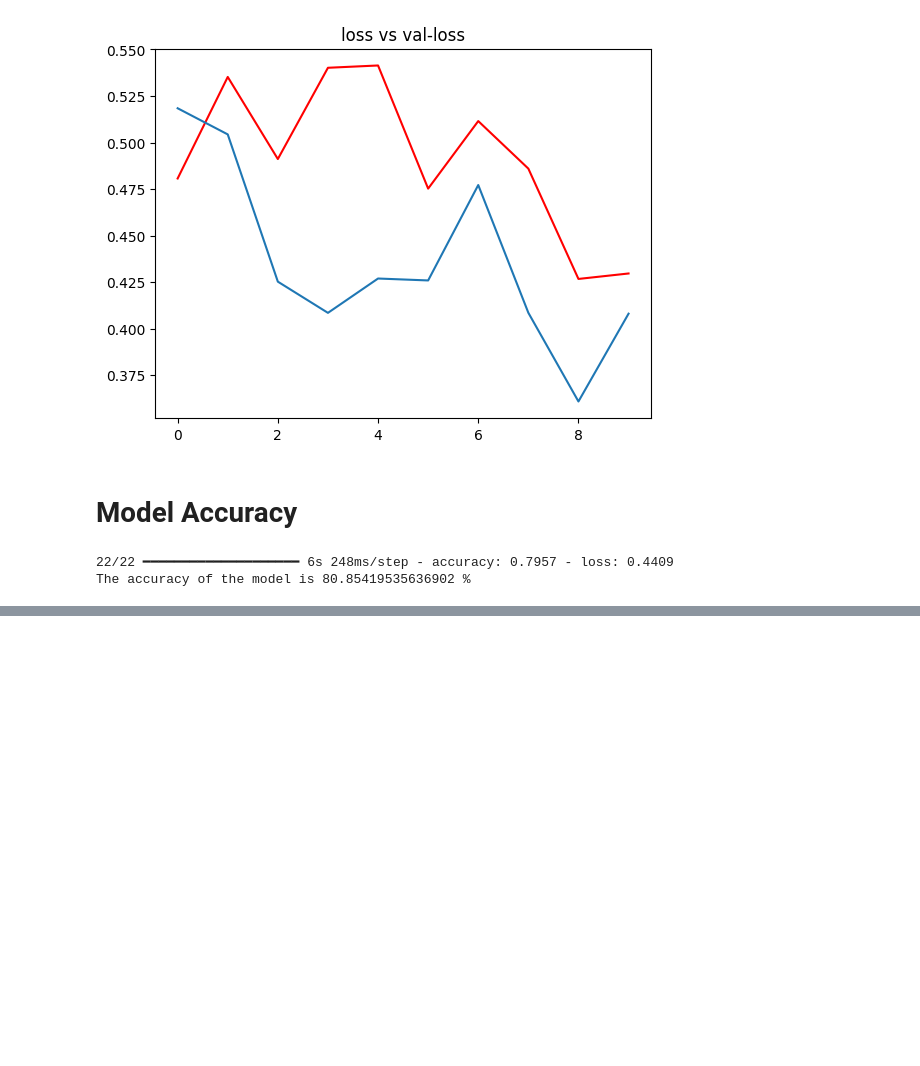
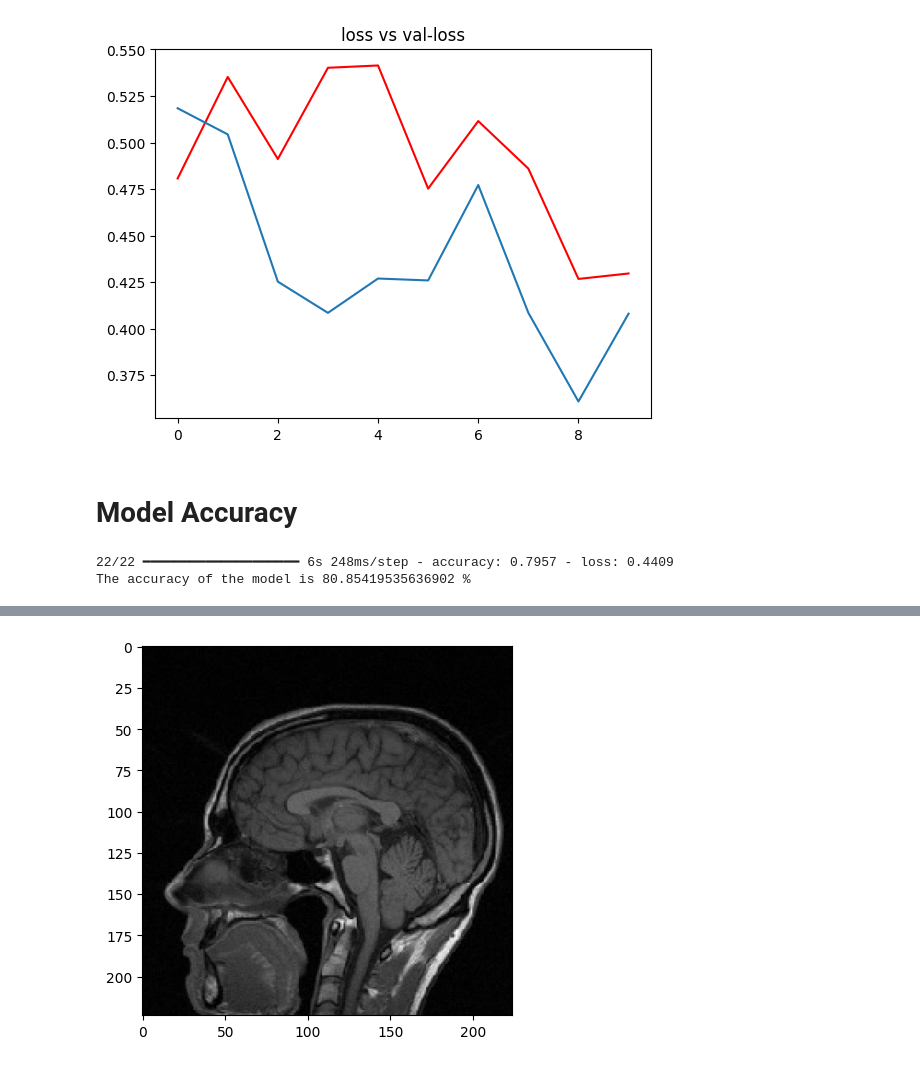
Before and after one commit to AnushkaSamaranayake/Cancer-Detection-using-Deep-Learning, a Jupyter notebook: cancer-detection.ipynb, the cells around one changed output, grey strips where cells are left out. Drawn from its saved outputs; the diff is of its cells as text; code cells hidden in the pictures; blank space fills up the shorter version.

```diff
--- a/cancer-detection.ipynb
+++ b/cancer-detection.ipynb
@@ -250,0 +274,9 @@ SyntaxError: (unicode error) 'unicodeescape' codec can't decode bytes in positio
+# %%
+prediction = model.predict(inputImage("Brain Tumor Data Set/Brain Tumor Data Set/Healthy/Not Cancer  (417).jpg"))[0][0]
+
+if prediction < 0.5:
+    print("This MRI is a Brain Tumor")
+else:
+    print("This MRI is Healthy")
+# %% [output]
+[figure, added]
```
Also changed, not shown: parts of 3 cells of this notebook.
